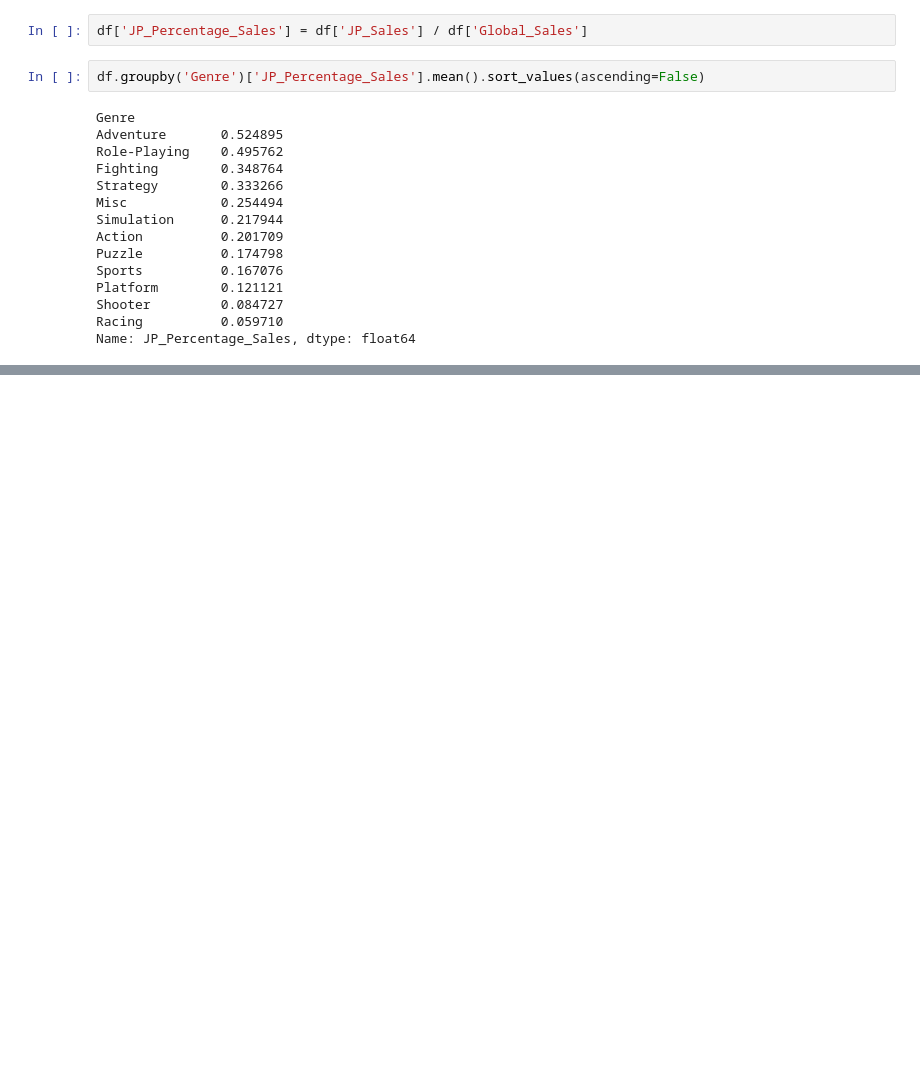
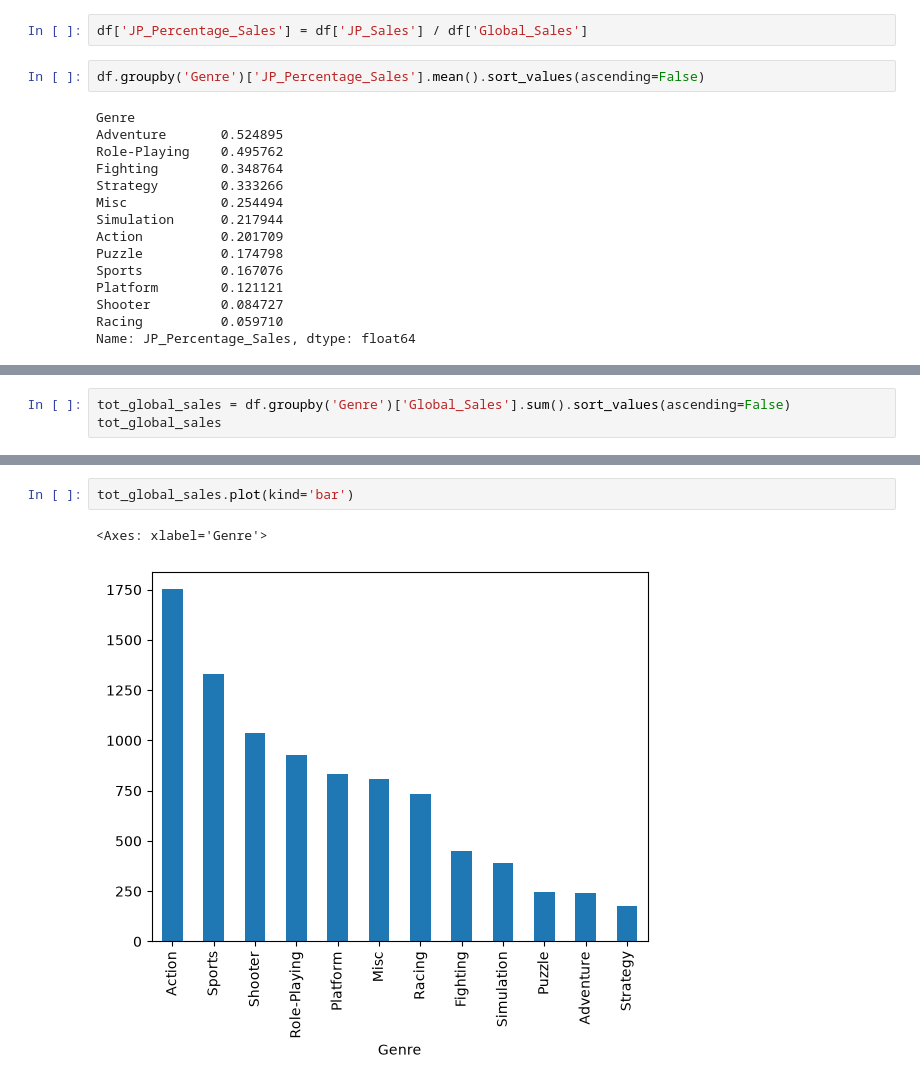
Before and after one commit to viniciuslavouraaa/cblol-match-predictor, a Jupyter notebook: notebooks/01_eda_videogames.ipynb, the cells around one changed output, grey strips where cells are left out. Saved outputs shown, nothing was run; the diff lists cells and outputs as text; blank space fills up the shorter version.

```diff
--- a/notebooks/01_eda_videogames.ipynb
+++ b/notebooks/01_eda_videogames.ipynb
@@ -191,0 +197,3 @@ Name: JP_Percentage_Sales, dtype: float64
+# %%
+tot_global_sales = df.groupby('Genre')['Global_Sales'].sum().sort_values(ascending=False)
+tot_global_sales
@@ -191,0 +215,5 @@ Name: JP_Percentage_Sales, dtype: float64
+# %%
+tot_global_sales.plot(kind='bar')
+# %% [output]
+<Axes: xlabel='Genre'>
+[figure, added]
```
Also changed, not shown: parts of 12 cells of this notebook.
